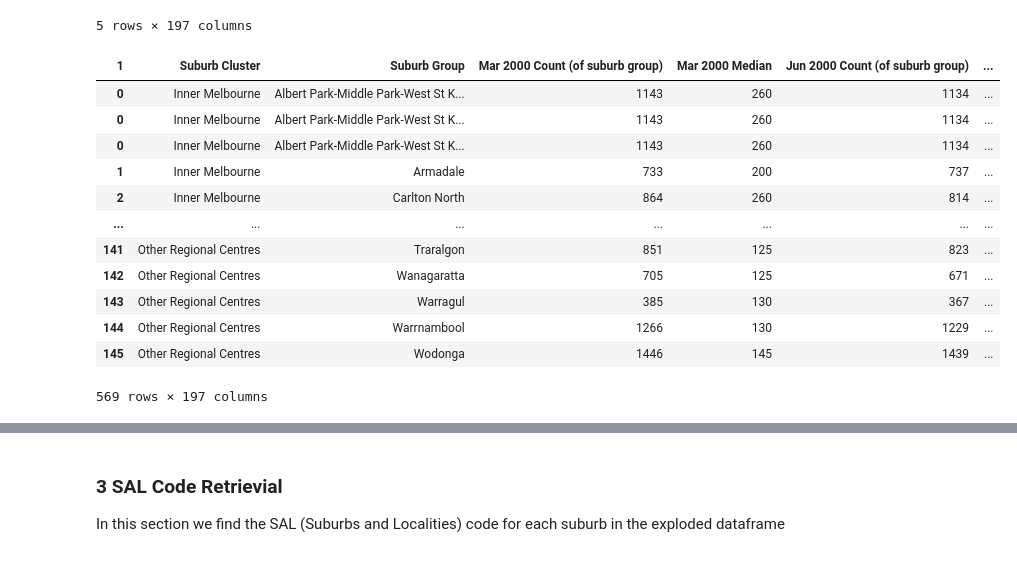
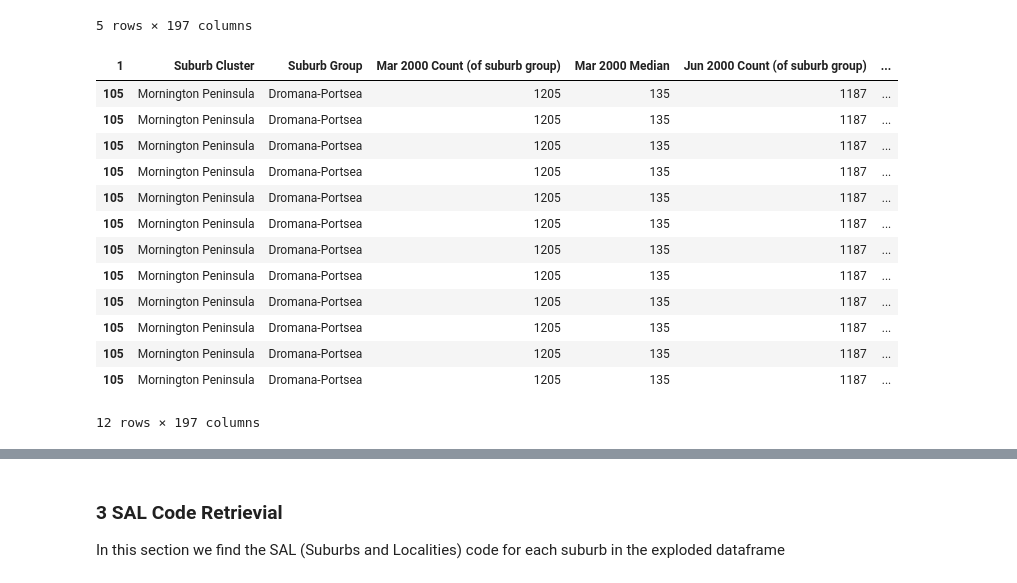
Before and after one commit to MAST30034-AppliedDataScience/project-2-group-real-estate-industry-project-8, a Jupyter notebook: notebooks/Historical_Rent_preprocessing/historical_rent_preprocessing.ipynb, the cells around one changed output, grey strips where cells are left out. Cells and saved outputs as stored; diff of their text form; code cells hidden in the pictures.

```diff
--- a/notebooks/Historical_Rent_preprocessing/historical_rent_preprocessing.ipynb
+++ b/notebooks/Historical_Rent_preprocessing/historical_rent_preprocessing.ipynb
@@ -207,28 +205,29 @@ historical_rent_df.head(5)
 # %%
 # explode the df by the "SAL suburbs (gazetted localities)" column
 # each row now is an individual suburb containing the median rent of that suburb of that month between 2000-2024
 # SIDENOTE: it is safe to assume here that the median rent of the suburb group is approximately equal to the median rent of suburbs
 # in that group
 all_suburbs_rent_df = historical_rent_df.explode("SAL suburbs (gazetted localities)")
 all_suburbs_rent_df.rename(columns=lambda x: x + ' (of suburb group)' if x.endswith('Count') else x, inplace=True)
 
 # Rename the exploded column for clarity
 all_suburbs_rent_df = all_suburbs_rent_df.rename(columns={
     "SAL suburbs (gazetted localities)": "SAL suburb",
     "Suburb(s)": "Suburb Group"
 })
-all_suburbs_rent_df
+all_suburbs_rent_df[all_suburbs_rent_df["Suburb Group"]=="Dromana-Portsea"]
 # %% [output]
 | 1 | Suburb Cluster | Suburb Group | Mar 2000 Count (of suburb group) | Mar 2000 Median | Jun 2000 Count (of suburb group) | ... |
-| 0 | Inner Melbourne | Albert Park-Middle Park-West St K... | 1143 | 260 | 1134 | ... |
-| 0 | Inner Melbourne | Albert Park-Middle Park-West St K... | 1143 | 260 | 1134 | ... |
-| 0 | Inner Melbourne | Albert Park-Middle Park-West St K... | 1143 | 260 | 1134 | ... |
-| 1 | Inner Melbourne | Armadale | 733 | 200 | 737 | ... |
-| 2 | Inner Melbourne | Carlton North | 864 | 260 | 814 | ... |
-| ... | ... | ... | ... | ... | ... | ... |
-| 141 | Other Regional Centres | Traralgon | 851 | 125 | 823 | ... |
-| 142 | Other Regional Centres | Wanagaratta | 705 | 125 | 671 | ... |
-| 143 | Other Regional Centres | Warragul | 385 | 130 | 367 | ... |
-| 144 | Other Regional Centres | Warrnambool | 1266 | 130 | 1229 | ... |
-| 145 | Other Regional Centres | Wodonga | 1446 | 145 | 1439 | ... |
+| 105 | Mornington Peninsula | Dromana-Portsea | 1205 | 135 | 1187 | ... |
+| 105 | Mornington Peninsula | Dromana-Portsea | 1205 | 135 | 1187 | ... |
+| 105 | Mornington Peninsula | Dromana-Portsea | 1205 | 135 | 1187 | ... |
+| 105 | Mornington Peninsula | Dromana-Portsea | 1205 | 135 | 1187 | ... |
+| 105 | Mornington Peninsula | Dromana-Portsea | 1205 | 135 | 1187 | ... |
+| 105 | Mornington Peninsula | Dromana-Portsea | 1205 | 135 | 1187 | ... |
+| 105 | Mornington Peninsula | Dromana-Portsea | 1205 | 135 | 1187 | ... |
+| 105 | Mornington Peninsula | Dromana-Portsea | 1205 | 135 | 1187 | ... |
+| 105 | Mornington Peninsula | Dromana-Portsea | 1205 | 135 | 1187 | ... |
+| 105 | Mornington Peninsula | Dromana-Portsea | 1205 | 135 | 1187 | ... |
+| 105 | Mornington Peninsula | Dromana-Portsea | 1205 | 135 | 1187 | ... |
+| 105 | Mornington Peninsula | Dromana-Portsea | 1205 | 135 | 1187 | ... |
-569 rows × 197 columns
+12 rows × 197 columns
```
Also changed, not shown: parts of 14 cells of this notebook, 7 other files.
